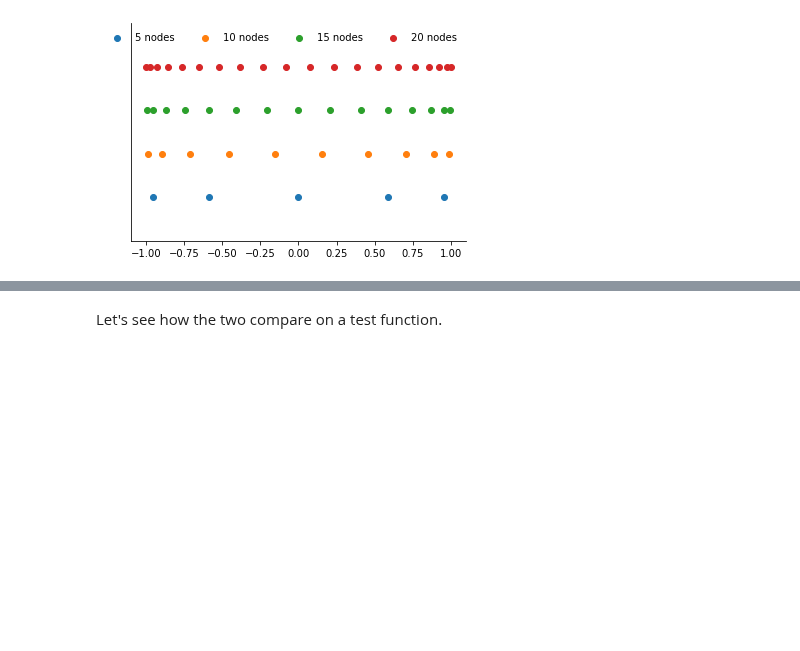
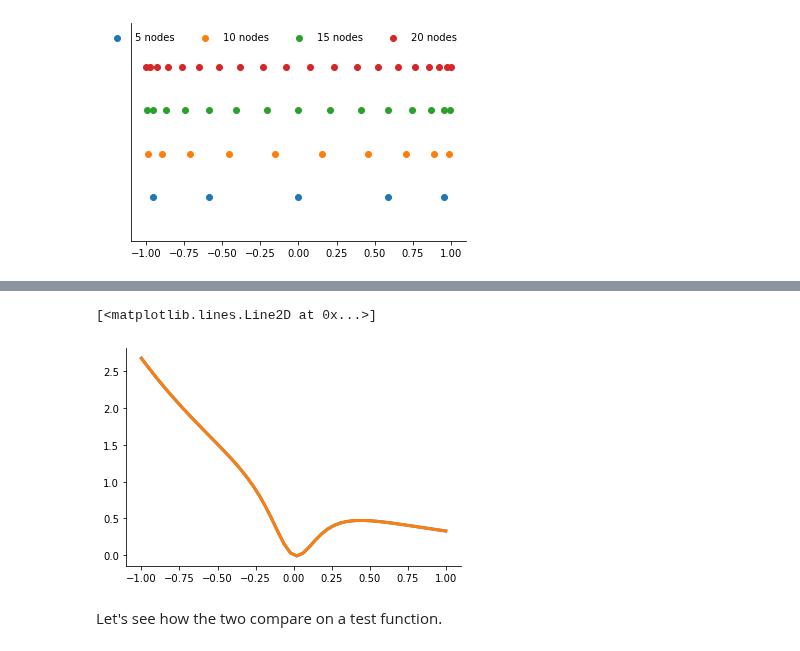
Before and after one commit to OpenSourceEconomics/ose-course-scientific-computing, a Jupyter notebook: lectures/approximation/notebook.ipynb, the cells around one changed output, grey strips where cells are left out. Cells and saved outputs as stored; diff of their text form; code cells hidden in the pictures; blank space fills up the shorter version.

```diff
--- a/lectures/approximation/notebook.ipynb
+++ b/lectures/approximation/notebook.ipynb
@@ -235,18 +240,21 @@ ax.plot(xvals, get_interpolation_grid(num_nodes, degree, xvals, func, "chebychev
 # %%
 err_uniform = get_interpolation_grid(
     num_nodes, degree - 1, xvals, func, "uniform"
-) - problem_reciprocal_exponential(xvals)
+) - problem_runge(xvals)
 
 err_chebychev = get_interpolation_grid(
     num_nodes, degree - 1, xvals, func, "chebychev"
-) - problem_reciprocal_exponential(xvals)
+) - problem_runge(xvals)
 
 
 fig, ax = plt.subplots()
 
-yvals = np.linspace(a, b)
+yvals = np.linspace(-1, 1, 1000)
 ax.plot(xvals, err_chebychev)
 ax.plot(xvals, err_uniform)
+# %% [output]
+[<matplotlib.lines.Line2D at 0x...>]
+[figure, added]
 # %% [markdown]
 Let's see how the two compare on a test function.
 # %%
```
Also changed, not shown: parts of 11 cells of this notebook.
